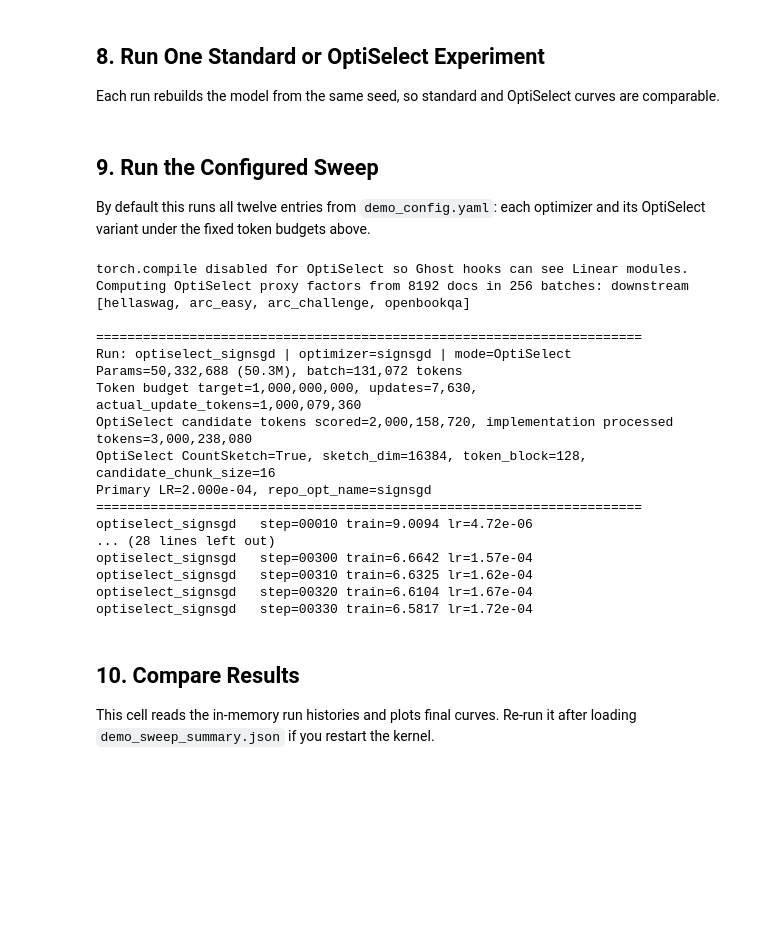
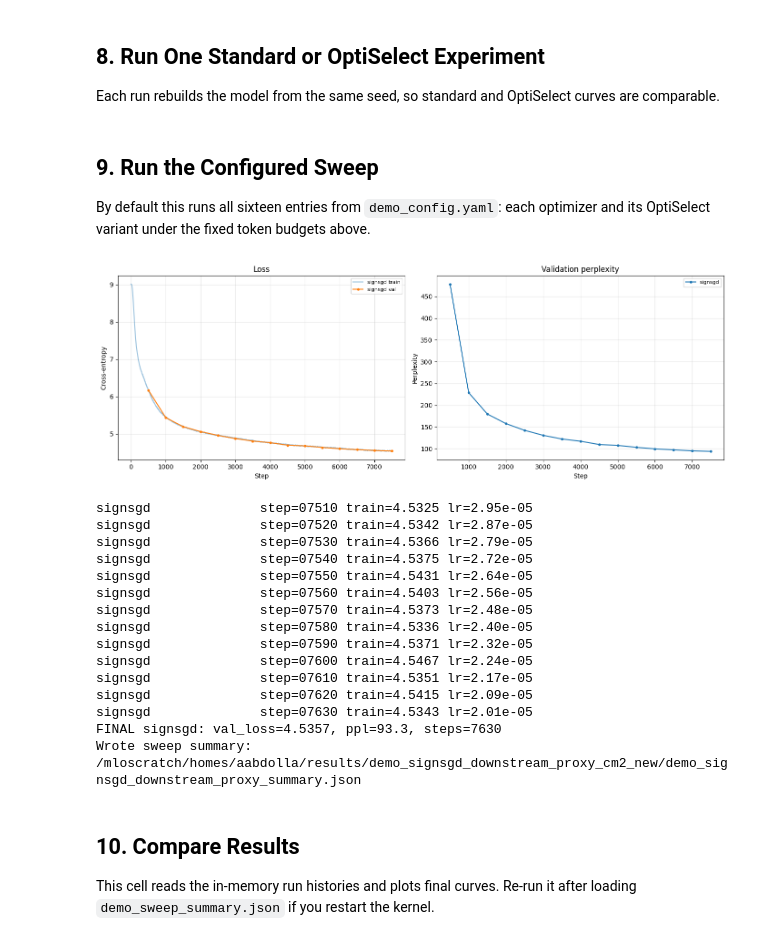
Before and after one commit to alirezaabdollahpour/OptiSelect, a Jupyter notebook: src/demo.ipynb, the cells around one changed output. Saved outputs shown, nothing was run; the diff lists cells and outputs as text; code cells hidden in the pictures; blank space fills up the shorter version.

```diff
--- a/src/demo.ipynb
+++ b/src/demo.ipynb
@@ -1003,6 +1010,27 @@ def build_optimizer(model, opt_key, cfg, resolved_iterations=None):
             sign_update=True,
         )
         repo_opt_name = 'signsgd'
+    elif opt_key == 'lion':
+        groups = adam_style_param_groups(model, wd)
+        opt = Lion(
+            groups,
+            lr=lr,
+            betas=(float(opt_cfg['beta1']), float(opt_cfg['beta2'])),
+            weight_decay=wd,
+        )
+        repo_opt_name = 'lion'
+    elif opt_key == 'signum':
+        groups = adam_style_param_groups(model, wd)
+        opt = Signum(
+            groups,
+            lr=lr,
+            momentum=float(opt_cfg.get('momentum', 0.9)),
+            dampening=float(opt_cfg.get('dampening', 0.0)),
+            nesterov=bool(opt_cfg.get('nesterov', False)),
+            weight_decay=wd,
+            sign_update=True,
+        )
+        repo_opt_name = 'signum'
     elif opt_key == 'sophia':
         groups = adam_style_param_groups(model, wd)
         opt = SophiaG(
@@ -1714,65 +1742,64 @@ def run_experiment(run_key, cfg, live_histories=None):
 # %% [markdown]
 ## 9. Run the Configured Sweep
 
-By default this runs all twelve entries from `demo_config.yaml`: each optimizer and its OptiSelect variant under the fixed token budgets above.
+By default this runs all sixteen entries from `demo_config.yaml`: each optimizer and its OptiSelect variant under the fixed token budgets above.
 # %%
 ALL_RESULTS = {}
 ALL_HISTORIES = {}
 LAST_MODEL = None
 
-CFG['experiment']['run_keys'] = ['optiselect_signsgd', 'signsgd']
+CFG['experiment']['run_keys'] = ['signsgd']
 
 CFG['selection']['proxy_source'] = 'downstream'
 CFG['selection']['proxy_tasks'] = [
     'hellaswag',
     'arc_easy',
     'arc_challenge',
     'openbookqa',
 ]
 
 CFG['selection']['candidate_multiplier'] = 2
 CFG['selection']['use_countsketch'] = True
 CFG['selection']['sketch_dim'] = 16384
 CFG['selection']['countsketch_token_block'] = 128
 CFG['selection']['val_proxy_size'] = 8192
 CFG['selection']['proxy_batch_size'] = 32
 CFG['selection']['candidate_chunk_size'] = 16
 
 # Optional but nice: avoid mixing outputs with the previous sweep
-CFG['paths']['results_dir'] = '/mloscratch/homes/aabdolla/results/demo_optiselect_signsgd_downstream_proxy_cm2'
+CFG['paths']['results_dir'] = '/mloscratch/homes/aabdolla/results/demo_signsgd_downstream_proxy_cm2_new'
 Path(CFG['paths']['results_dir']).expanduser().mkdir(parents=True, exist_ok=True)
 
 validate_selection_proxy(CFG)
 
 for run_key in CFG['experiment']['run_keys']:
     result, LAST_MODEL = run_experiment(run_key, CFG, live_histories=ALL_HISTORIES)
     ALL_RESULTS[run_key] = result
     ALL_HISTORIES[run_key] = result['history']
     if device.type == 'cuda':
         torch.cuda.empty_cache()
     gc.collect()
 
-summary_path = Path(CFG['paths']['results_dir']).expanduser() / 'demo_optiselect_signsgd_downstream_proxy_summary.json'
+summary_path = Path(CFG['paths']['results_dir']).expanduser() / 'demo_signsgd_downstream_proxy_summary.json'
 summary_path.write_text(json.dumps(ALL_RESULTS, indent=2))
 print(f'Wrote sweep summary: {summary_path}')
 # %% [output]
+[figure, added]
-torch.compile disabled for OptiSelect so Ghost hooks can see Linear modules.
-Computing OptiSelect proxy factors from 8192 docs in 256 batches: downstream [hellaswag, arc_easy, arc_challenge, openbookqa]
-
-======================================================================
-Run: optiselect_signsgd | optimizer=signsgd | mode=OptiSelect
-Params=50,332,688 (50.3M), batch=131,072 tokens
-Token budget target=1,000,000,000, updates=7,630, actual_update_tokens=1,000,079,360
-OptiSelect candidate tokens scored=2,000,158,720, implementation processed tokens=3,000,238,080
-OptiSelect CountSketch=True, sketch_dim=16384, token_block=128, candidate_chunk_size=16
-Primary LR=2.000e-04, repo_opt_name=signsgd
-======================================================================
-optiselect_signsgd   step=00010 train=9.0094 lr=4.72e-06
-... (28 lines left out)
-optiselect_signsgd   step=00300 train=6.6642 lr=1.57e-04
-optiselect_signsgd   step=00310 train=6.6325 lr=1.62e-04
-optiselect_signsgd   step=00320 train=6.6104 lr=1.67e-04
-optiselect_signsgd   step=00330 train=6.5817 lr=1.72e-04
+signsgd              step=07510 train=4.5325 lr=2.95e-05
+signsgd              step=07520 train=4.5342 lr=2.87e-05
+signsgd              step=07530 train=4.5366 lr=2.79e-05
+signsgd              step=07540 train=4.5375 lr=2.72e-05
+signsgd              step=07550 train=4.5431 lr=2.64e-05
+signsgd              step=07560 train=4.5403 lr=2.56e-05
+signsgd              step=07570 train=4.5373 lr=2.48e-05
+signsgd              step=07580 train=4.5336 lr=2.40e-05
+signsgd              step=07590 train=4.5371 lr=2.32e-05
+signsgd              step=07600 train=4.5467 lr=2.24e-05
+signsgd              step=07610 train=4.5351 lr=2.17e-05
+signsgd              step=07620 train=4.5415 lr=2.09e-05
+signsgd              step=07630 train=4.5343 lr=2.01e-05
+FINAL signsgd: val_loss=4.5357, ppl=93.3, steps=7630
+Wrote sweep summary: /mloscratch/homes/aabdolla/results/demo_signsgd_downstream_proxy_cm2_new/demo_signsgd_downstream_proxy_summary.json
 # %% [markdown]
 ## 10. Compare Results
 
```
Also changed, not shown: parts of 4 cells of this notebook, 3 other files.
